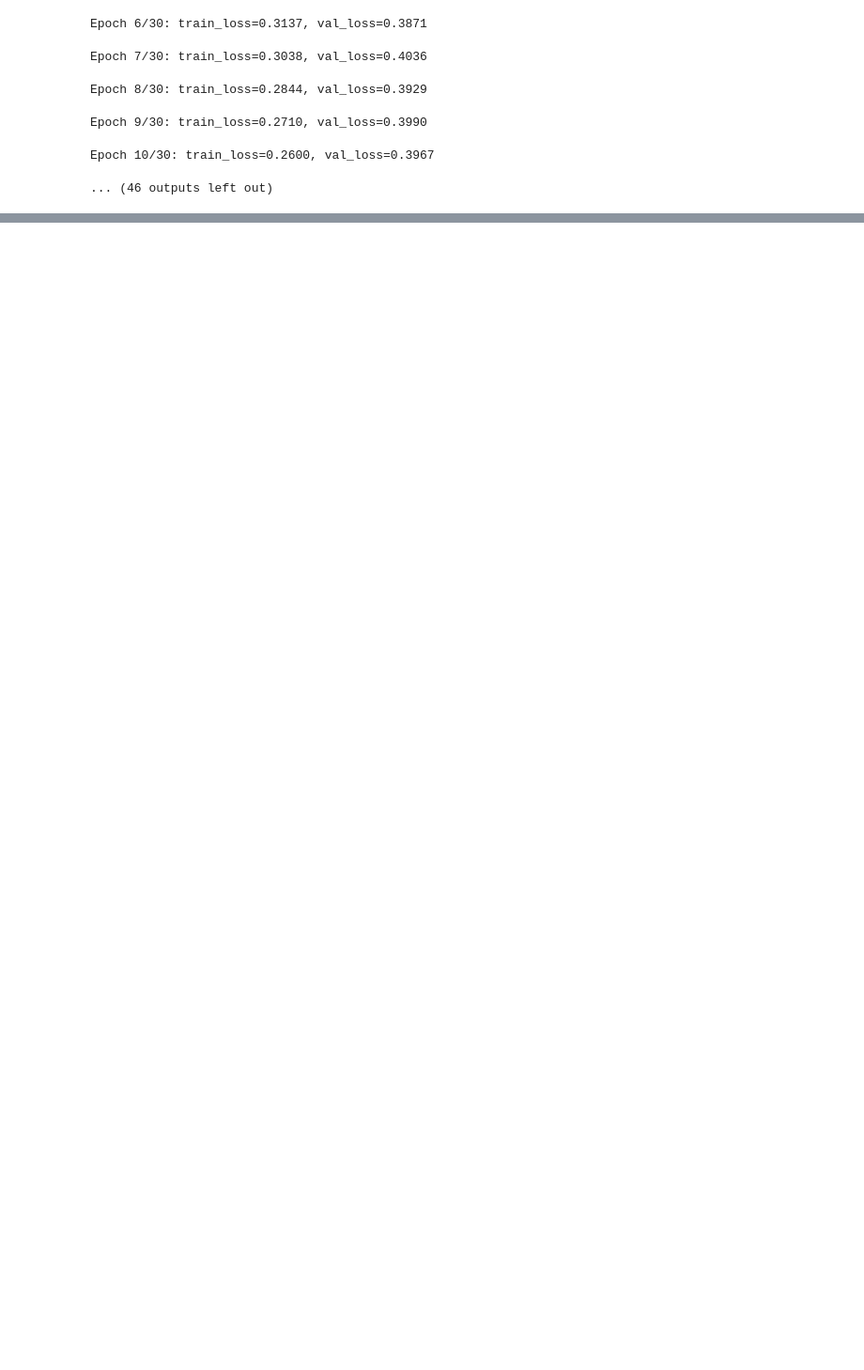
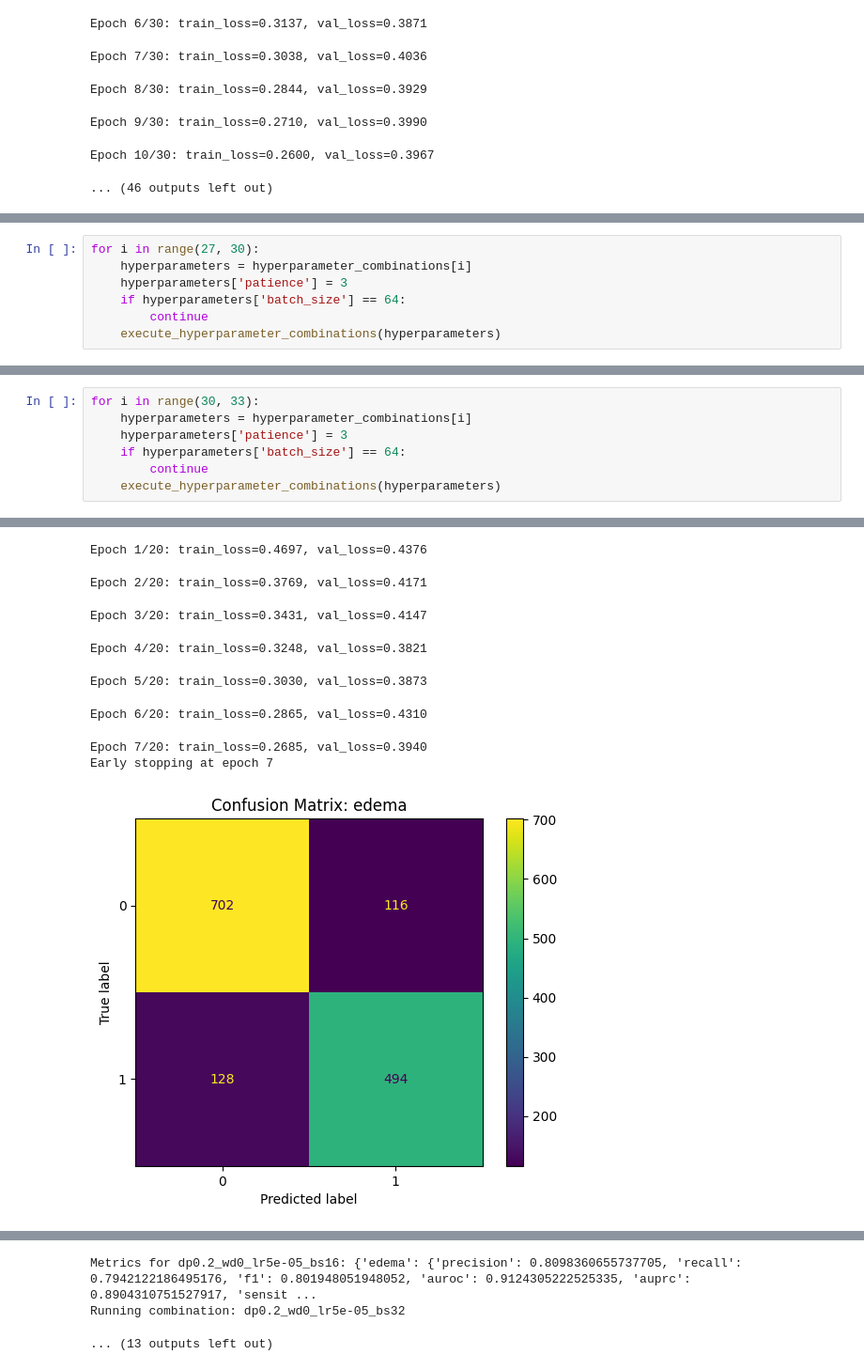
Before and after one commit to CrossMedDx/health-project, a Jupyter notebook: img_training/app.ipynb, the cells around one changed output, grey strips where cells are left out. Shown at 94% size. Drawn from its saved outputs; the diff is of its cells as text; blank space fills up the shorter version.

```diff
--- a/img_training/app.ipynb
+++ b/img_training/app.ipynb
@@ -306,0 +495,7 @@ for i in range(3, 6):
+# %%
+for i in range(27, 30):
+    hyperparameters = hyperparameter_combinations[i]
+    hyperparameters['patience'] = 3
+    if hyperparameters['batch_size'] == 64:
+        continue
+    execute_hyperparameter_combinations(hyperparameters)
@@ -306,0 +523,8 @@ for i in range(3, 6):
+# %%
+for i in range(30, 33):
+    hyperparameters = hyperparameter_combinations[i]
+    hyperparameters['patience'] = 3
+    if hyperparameters['batch_size'] == 64:
+        continue
+    execute_hyperparameter_combinations(hyperparameters)
+# %% [output]
@@ -306,0 +534,9 @@ for i in range(3, 6):
+Epoch 1/20: train_loss=0.4697, val_loss=0.4376
+Epoch 2/20: train_loss=0.3769, val_loss=0.4171
+Epoch 3/20: train_loss=0.3431, val_loss=0.4147
+Epoch 4/20: train_loss=0.3248, val_loss=0.3821
+Epoch 5/20: train_loss=0.3030, val_loss=0.3873
+Epoch 6/20: train_loss=0.2865, val_loss=0.4310
+Epoch 7/20: train_loss=0.2685, val_loss=0.3940
+Early stopping at epoch 7
+[figure, added]
@@ -306,0 +544,3 @@ for i in range(3, 6):
+Metrics for dp0.2_wd0_lr5e-05_bs16: {'edema': {'precision': 0.8098360655737705, 'recall': 0.7942122186495176, 'f1': 0.801948051948052, 'auroc': 0.9124305222525335, 'auprc': 0.8904310751527917, 'sensit ...
+Running combination: dp0.2_wd0_lr5e-05_bs32
+... (13 outputs left out)
```
Also changed, not shown: parts of 34 cells of this notebook, 19 other files.
